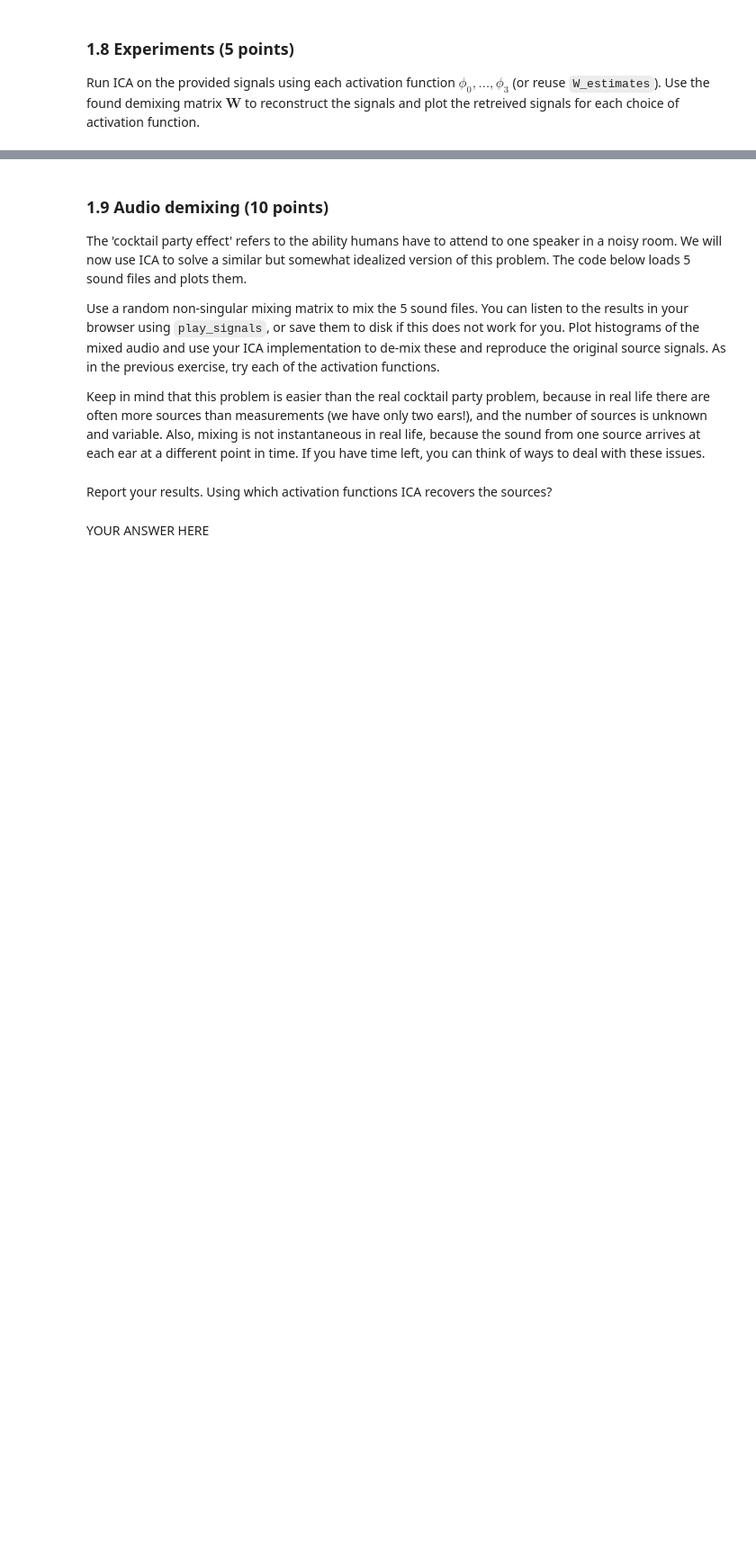
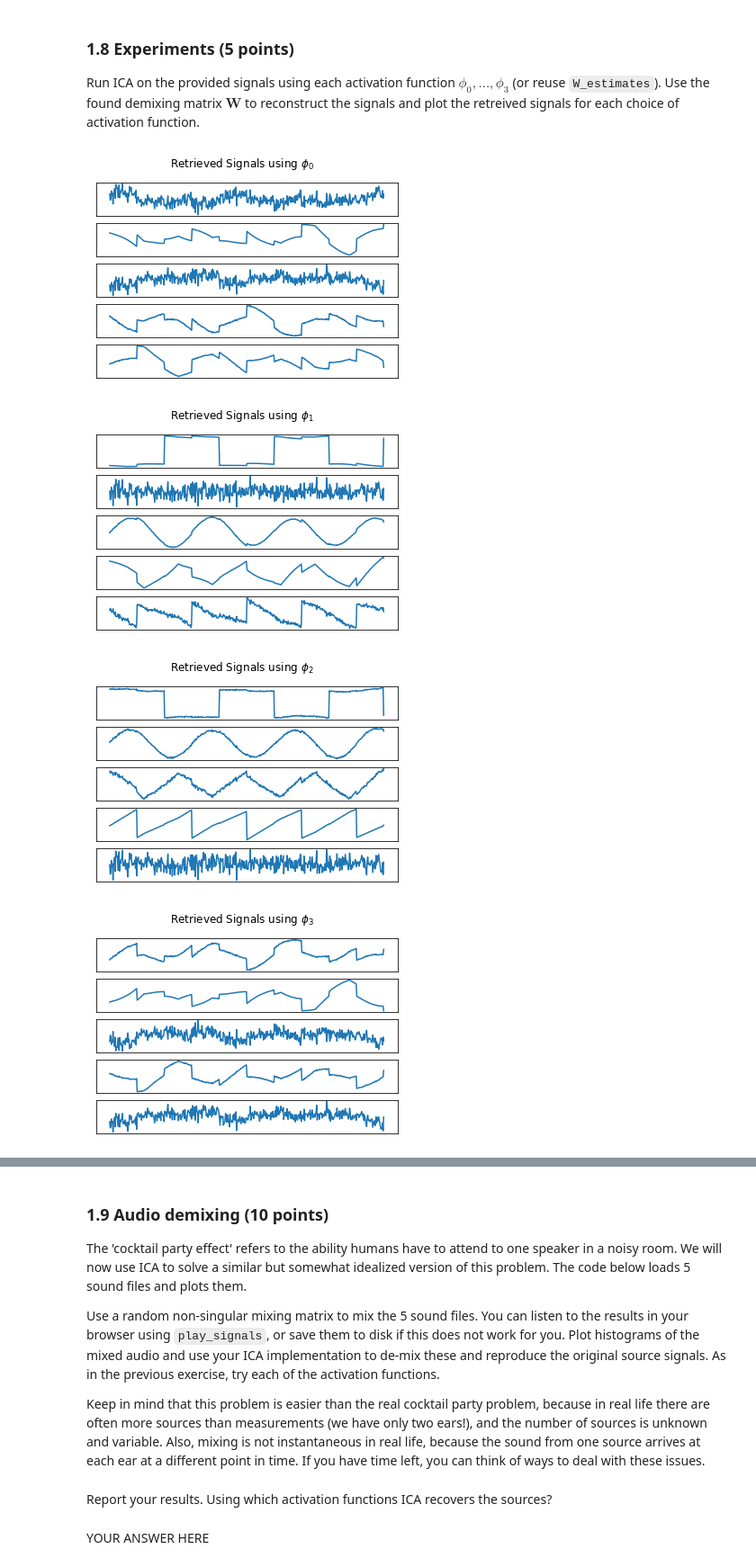
Before and after one commit to davide-belli/machine-learning-2-labs-hws, a Jupyter notebook: lab1/lab1.ipynb, the cells around one changed output, grey strips where cells are left out. Shown at 90% size. Drawn from its saved outputs; the diff is of its cells as text; code cells hidden in the pictures; blank space fills up the shorter version.

```diff
--- a/lab1/lab1.ipynb
+++ b/lab1/lab1.ipynb
@@ -303,10 +316,3 @@ YOUR ANSWER HERE
 # %% [markdown]
 ### 1.7 Independent Component Analysis (25 points)
 Implement the covariant ICA algorithm as described in MacKay. Write a function `ICA(X, activation_function, learning_rate)`, that returns the demixing matrix $\mathbf{W}$. The input `activation_function` should accept a function such as `lambda a: -tanh(a)`. Update the gradient in batch mode, averaging the gradients over the whole dataset for each update. Make it efficient, so use matrix operations instead of loops where possible (loops are slow in interpreted languages such as python and matlab, whereas matrix operations are internally computed using fast C code). Experiment with the learning rate and the initialization of $\mathbf{W}$. Your algorithm should be able to converge (i.e. `np.linalg.norm(grad) < 1e-5`) in within 10000 steps.
-# %%
-### 1.7 Independent Component Analysis
-def ICA(X, activation_function, learning_rate=0.1):
-    # YOUR CODE HERE
-    raise NotImplementedError()
-
-W_est = ICA(Xw, phi_3)  # Compare with ICA(X)
@@ -326 +398,17 @@ raise NotImplementedError()
+# %%
+# 1.8 Experiments
+
+W_estimates = [ICA(Xw, activation_function=phi, learning_rate=0.01, verbose=False) for phi in activation_functions]
+
+for i in range(len(activation_functions)):
+    W = W_estimates[i]
+
+    s = W@Xw
+
+    plot_signals(s, "Retrieved Signals using $\phi_{}$".format(i))
+# %% [output]
+[figure, added]
+[figure, added]
+[figure, added]
+[figure, added]
 # %%
```
Also changed, not shown: parts of 13 cells of this notebook.
